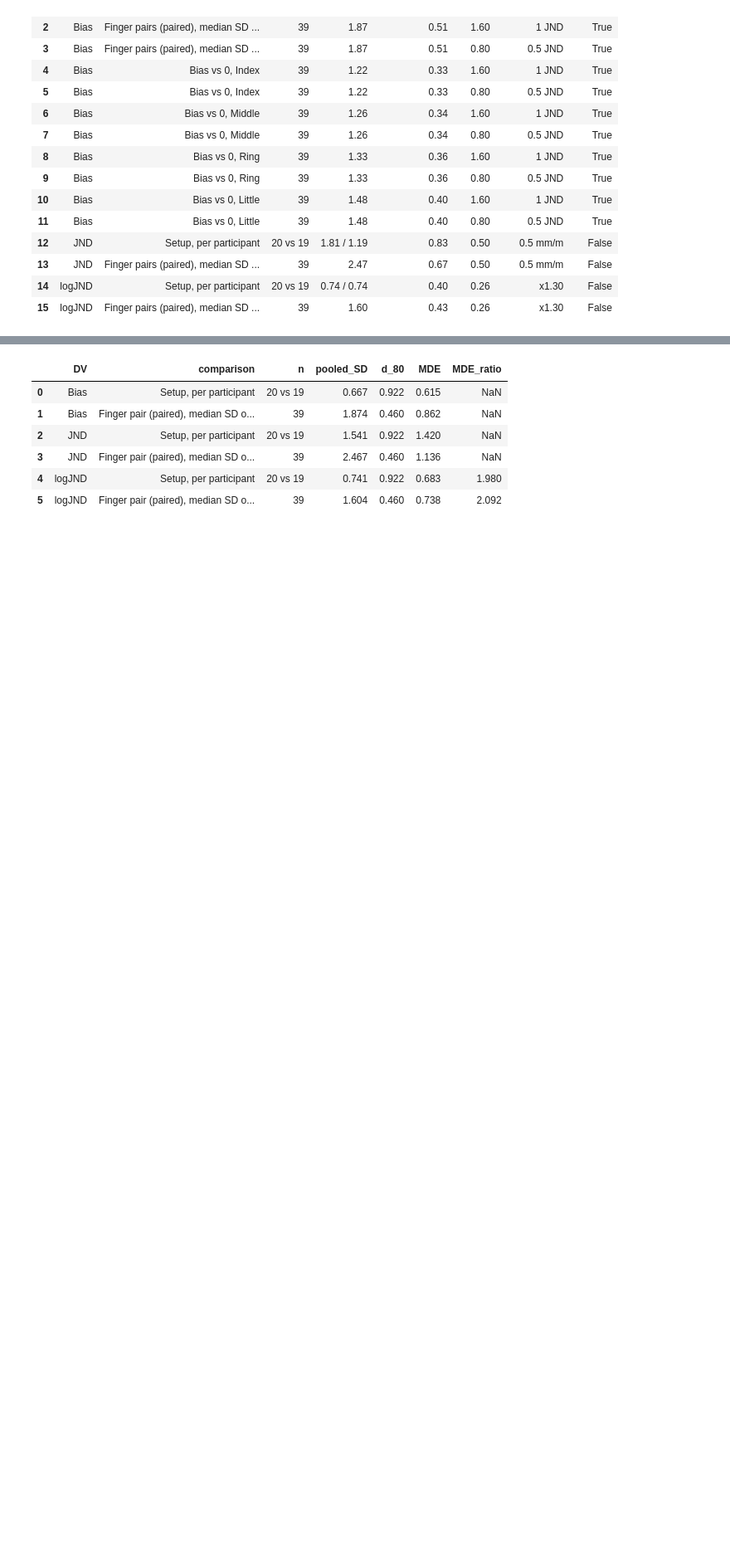
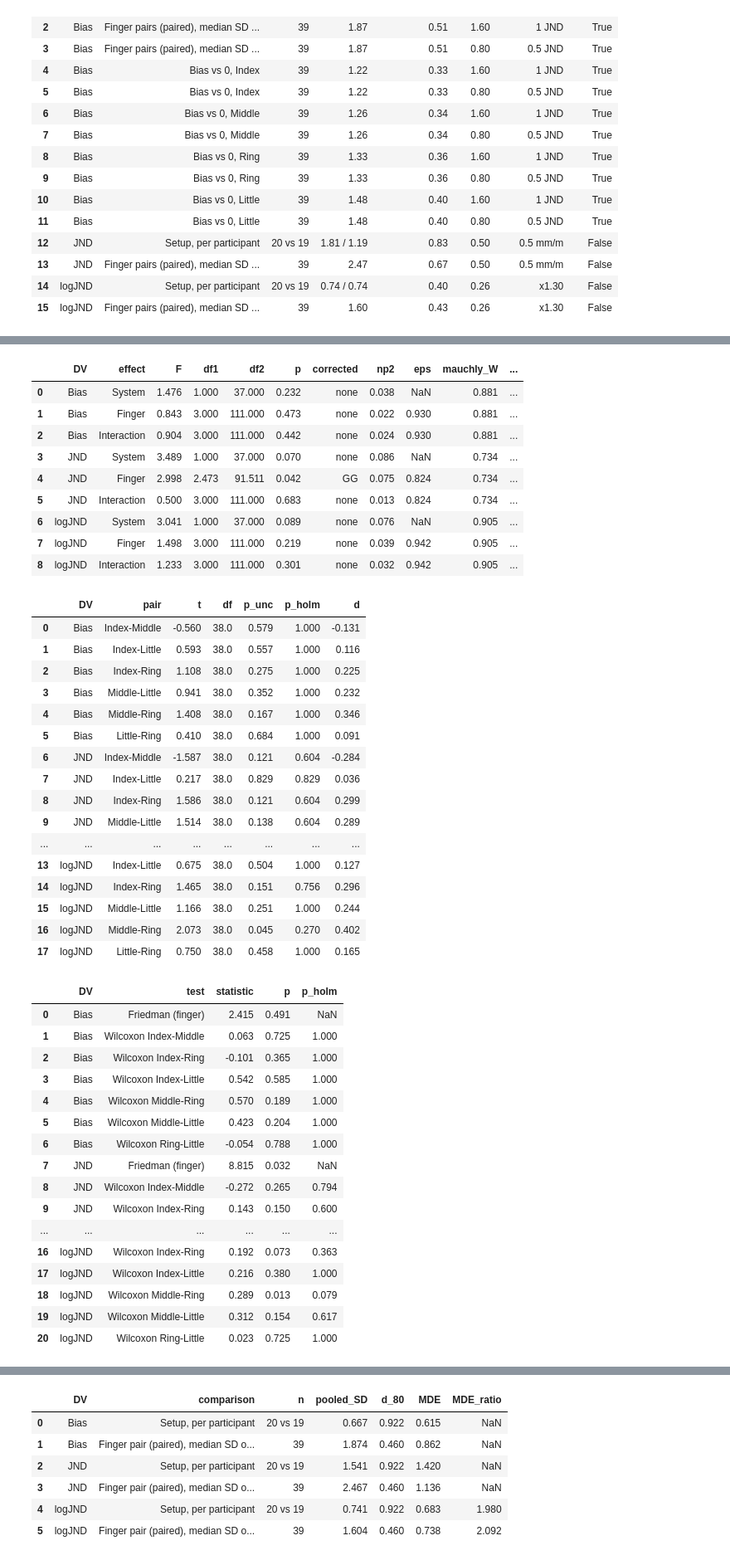
Before and after one commit to Elisheva-Shiri/Parallel_Heptics, a Jupyter notebook: analysis/tost_equivalence/TOST.ipynb, the cells around one changed output, grey strips where cells are left out. Shown at 83% size. Saved outputs shown, nothing was run; the diff lists cells and outputs as text; code cells hidden in the pictures; blank space fills up the shorter version.

```diff
--- a/analysis/tost_equivalence/TOST.ipynb
+++ b/analysis/tost_equivalence/TOST.ipynb
@@ -191,0 +229,52 @@ BF01 > 3 = moderate, > 10 = strong evidence for the null; BF01 < 1/3 favours an
+# %%
+an = T.companion_anova(df)
+for k, v in an.items():
+    v.to_csv(os.path.join(P["csv"], f"{k}.csv"), index=False)
+display(an["anova"].round(3))
+display(an["posthoc"].round(3))
+display(an["robust"].round(3))
+# %% [output]
+|  | DV | effect | F | df1 | df2 | p | corrected | np2 | eps | mauchly_W | ... |
+| 0 | Bias | System | 1.476 | 1.000 | 37.000 | 0.232 | none | 0.038 | NaN | 0.881 | ... |
+| 1 | Bias | Finger | 0.843 | 3.000 | 111.000 | 0.473 | none | 0.022 | 0.930 | 0.881 | ... |
+| 2 | Bias | Interaction | 0.904 | 3.000 | 111.000 | 0.442 | none | 0.024 | 0.930 | 0.881 | ... |
+| 3 | JND | System | 3.489 | 1.000 | 37.000 | 0.070 | none | 0.086 | NaN | 0.734 | ... |
+| 4 | JND | Finger | 2.998 | 2.473 | 91.511 | 0.042 | GG | 0.075 | 0.824 | 0.734 | ... |
+| 5 | JND | Interaction | 0.500 | 3.000 | 111.000 | 0.683 | none | 0.013 | 0.824 | 0.734 | ... |
+| 6 | logJND | System | 3.041 | 1.000 | 37.000 | 0.089 | none | 0.076 | NaN | 0.905 | ... |
+| 7 | logJND | Finger | 1.498 | 3.000 | 111.000 | 0.219 | none | 0.039 | 0.942 | 0.905 | ... |
+| 8 | logJND | Interaction | 1.233 | 3.000 | 111.000 | 0.301 | none | 0.032 | 0.942 | 0.905 | ... |
+|  | DV | pair | t | df | p_unc | p_holm | d |
+| 0 | Bias | Index-Middle | -0.560 | 38.0 | 0.579 | 1.000 | -0.131 |
+| 1 | Bias | Index-Little | 0.593 | 38.0 | 0.557 | 1.000 | 0.116 |
+| 2 | Bias | Index-Ring | 1.108 | 38.0 | 0.275 | 1.000 | 0.225 |
+| 3 | Bias | Middle-Little | 0.941 | 38.0 | 0.352 | 1.000 | 0.232 |
+| 4 | Bias | Middle-Ring | 1.408 | 38.0 | 0.167 | 1.000 | 0.346 |
+| 5 | Bias | Little-Ring | 0.410 | 38.0 | 0.684 | 1.000 | 0.091 |
+| 6 | JND | Index-Middle | -1.587 | 38.0 | 0.121 | 0.604 | -0.284 |
+| 7 | JND | Index-Little | 0.217 | 38.0 | 0.829 | 0.829 | 0.036 |
+| 8 | JND | Index-Ring | 1.586 | 38.0 | 0.121 | 0.604 | 0.299 |
+| 9 | JND | Middle-Little | 1.514 | 38.0 | 0.138 | 0.604 | 0.289 |
+| ... | ... | ... | ... | ... | ... | ... | ... |
+| 13 | logJND | Index-Little | 0.675 | 38.0 | 0.504 | 1.000 | 0.127 |
+| 14 | logJND | Index-Ring | 1.465 | 38.0 | 0.151 | 0.756 | 0.296 |
+| 15 | logJND | Middle-Little | 1.166 | 38.0 | 0.251 | 1.000 | 0.244 |
+| 16 | logJND | Middle-Ring | 2.073 | 38.0 | 0.045 | 0.270 | 0.402 |
+| 17 | logJND | Little-Ring | 0.750 | 38.0 | 0.458 | 1.000 | 0.165 |
+|  | DV | test | statistic | p | p_holm |
+| 0 | Bias | Friedman (finger) | 2.415 | 0.491 | NaN |
+| 1 | Bias | Wilcoxon Index-Middle | 0.063 | 0.725 | 1.000 |
+| 2 | Bias | Wilcoxon Index-Ring | -0.101 | 0.365 | 1.000 |
+| 3 | Bias | Wilcoxon Index-Little | 0.542 | 0.585 | 1.000 |
+| 4 | Bias | Wilcoxon Middle-Ring | 0.570 | 0.189 | 1.000 |
+| 5 | Bias | Wilcoxon Middle-Little | 0.423 | 0.204 | 1.000 |
+| 6 | Bias | Wilcoxon Ring-Little | -0.054 | 0.788 | 1.000 |
+| 7 | JND | Friedman (finger) | 8.815 | 0.032 | NaN |
+| 8 | JND | Wilcoxon Index-Middle | -0.272 | 0.265 | 0.794 |
+| 9 | JND | Wilcoxon Index-Ring | 0.143 | 0.150 | 0.600 |
+| ... | ... | ... | ... | ... | ... |
+| 16 | logJND | Wilcoxon Index-Ring | 0.192 | 0.073 | 0.363 |
+| 17 | logJND | Wilcoxon Index-Little | 0.216 | 0.380 | 1.000 |
+| 18 | logJND | Wilcoxon Middle-Ring | 0.289 | 0.013 | 0.079 |
+| 19 | logJND | Wilcoxon Middle-Little | 0.312 | 0.154 | 0.617 |
+| 20 | logJND | Wilcoxon Ring-Little | 0.023 | 0.725 | 1.000 |
```
Also changed, not shown: parts of 30 cells of this notebook, 1 other file.
